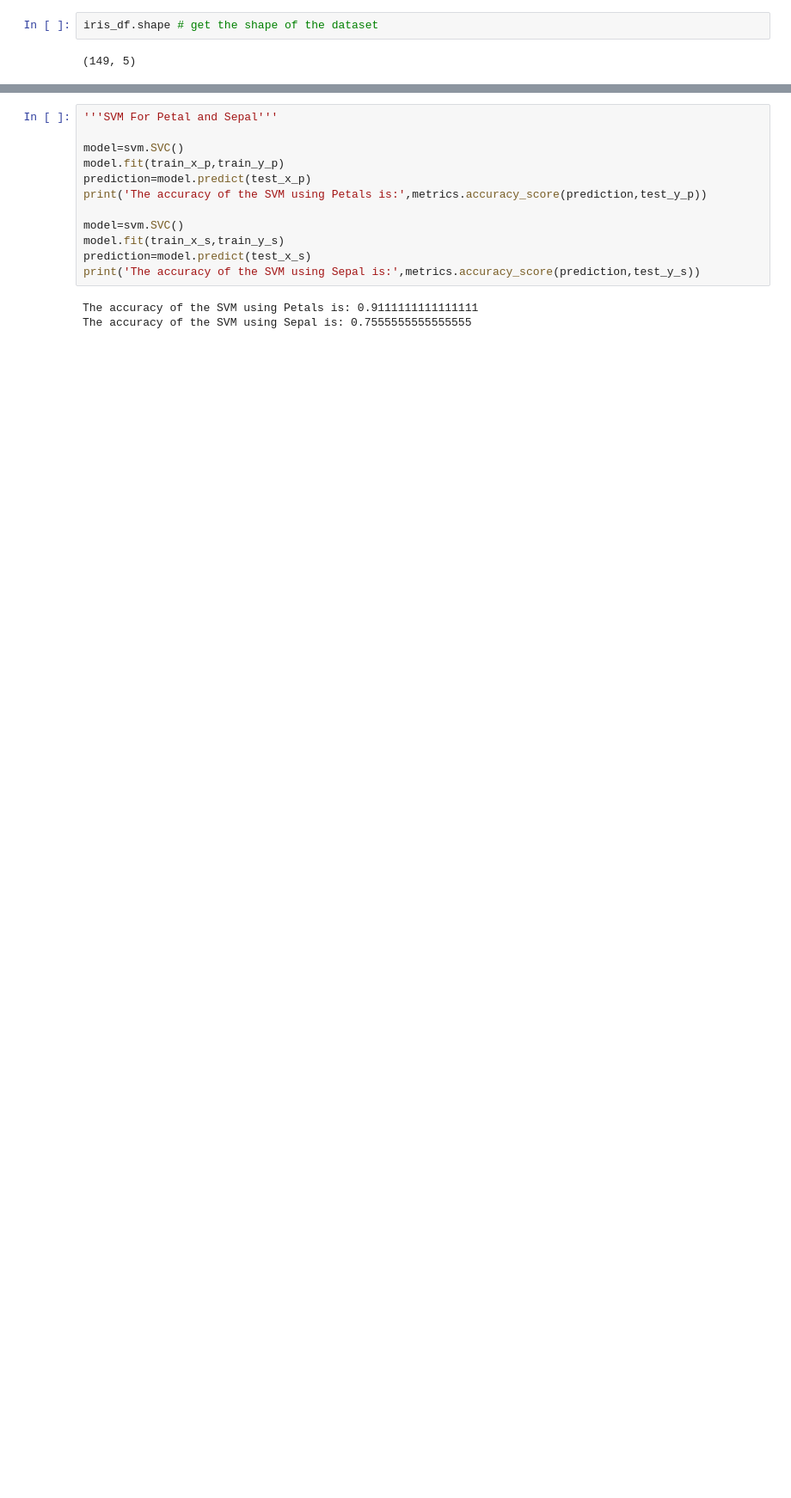
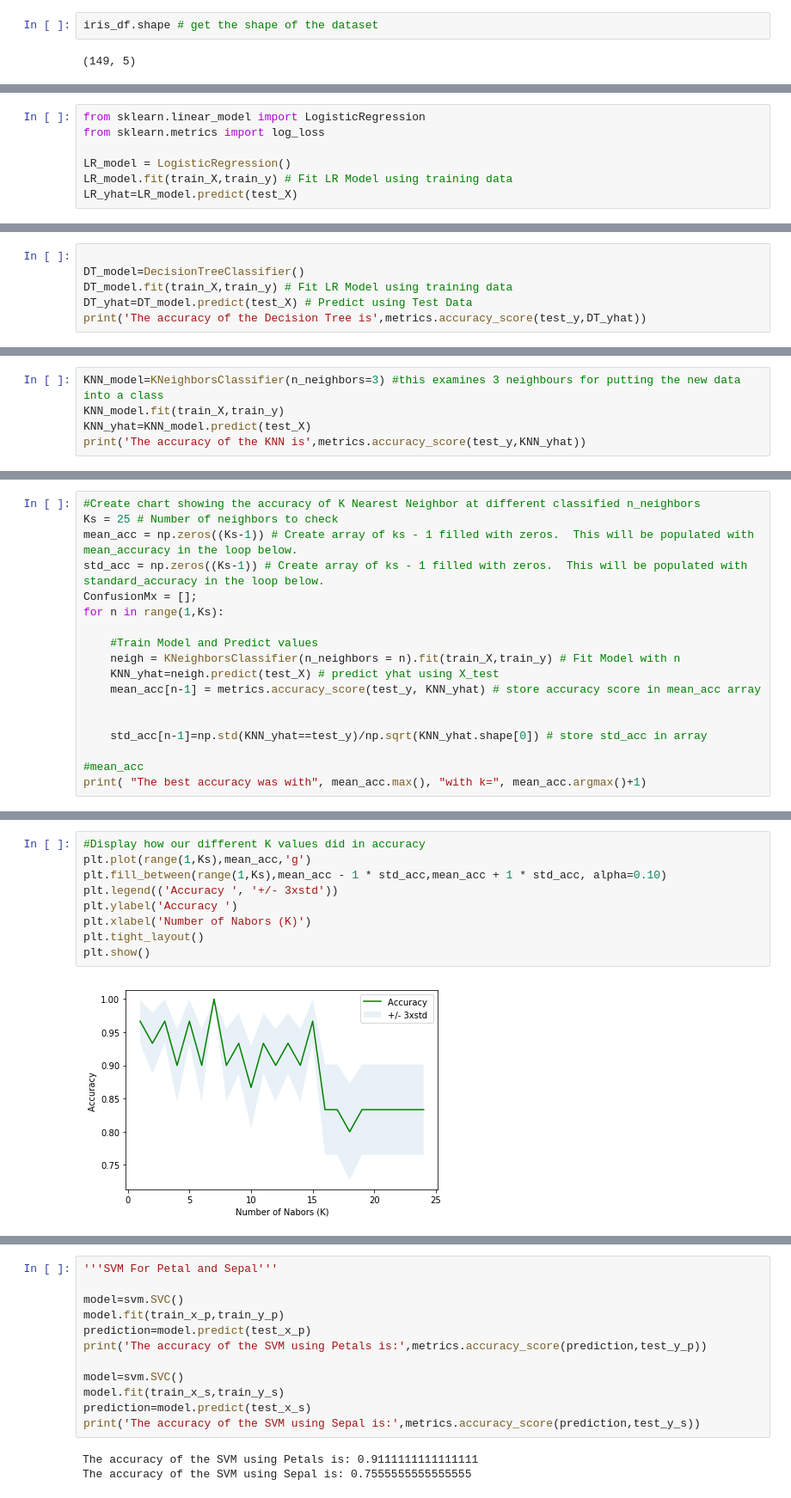
Before and after one commit to Jakefrda/Basic-Modeling-In-Python, a Jupyter notebook: IrisPractice.ipynb, the cells around one changed output, grey strips where cells are left out. Shown: that part at 86% size. Saved outputs shown, nothing was run; the diff lists cells and outputs as text; blank space fills up the shorter version.

Commit message:
Adding updates to classification models, including additional vizualization

```diff
--- a/IrisPractice.ipynb
+++ b/IrisPractice.ipynb
@@ -352,0 +305,7 @@ print(test_y_p.shape)
+# %%
+from sklearn.linear_model import LogisticRegression
+from sklearn.metrics import log_loss
+
+LR_model = LogisticRegression()
+LR_model.fit(train_X,train_y) # Fit LR Model using training data
+LR_yhat=LR_model.predict(test_X)
@@ -352,0 +340,6 @@ print(test_y_p.shape)
+# %%
+
+DT_model=DecisionTreeClassifier()
+DT_model.fit(train_X,train_y) # Fit LR Model using training data
+DT_yhat=DT_model.predict(test_X) # Predict using Test Data
+print('The accuracy of the Decision Tree is',metrics.accuracy_score(test_y,DT_yhat))
@@ -352,0 +401,5 @@ print(test_y_p.shape)
+# %%
+KNN_model=KNeighborsClassifier(n_neighbors=3) #this examines 3 neighbours for putting the new data into a class
+KNN_model.fit(train_X,train_y)
+KNN_yhat=KNN_model.predict(test_X)
+print('The accuracy of the KNN is',metrics.accuracy_score(test_y,KNN_yhat))
@@ -352,0 +408,18 @@ print(test_y_p.shape)
+# %%
+#Create chart showing the accuracy of K Nearest Neighbor at different classified n_neighbors
+Ks = 25 # Number of neighbors to check
+mean_acc = np.zeros((Ks-1)) # Create array of ks - 1 filled with zeros.  This will be populated with mean_accuracy in the loop below.
+std_acc = np.zeros((Ks-1)) # Create array of ks - 1 filled with zeros.  This will be populated with standard_accuracy in the loop below.
+ConfusionMx = [];
+for n in range(1,Ks):
+
+    #Train Model and Predict values
+    neigh = KNeighborsClassifier(n_neighbors = n).fit(train_X,train_y) # Fit Model with n
+    KNN_yhat=neigh.predict(test_X) # predict yhat using X_test
+    mean_acc[n-1] = metrics.accuracy_score(test_y, KNN_yhat) # store accuracy score in mean_acc array
+
+
+    std_acc[n-1]=np.std(KNN_yhat==test_y)/np.sqrt(KNN_yhat.shape[0]) # store std_acc in array
+
+#mean_acc
+print( "The best accuracy was with", mean_acc.max(), "with k=", mean_acc.argmax()+1)
@@ -352,0 +428,11 @@ print(test_y_p.shape)
+# %%
+#Display how our different K values did in accuracy
+plt.plot(range(1,Ks),mean_acc,'g')
+plt.fill_between(range(1,Ks),mean_acc - 1 * std_acc,mean_acc + 1 * std_acc, alpha=0.10)
+plt.legend(('Accuracy ', '+/- 3xstd'))
+plt.ylabel('Accuracy ')
+plt.xlabel('Number of Nabors (K)')
+plt.tight_layout()
+plt.show()
+# %% [output]
+[figure, added]
```
Also changed, not shown: parts of 68 cells of this notebook.
